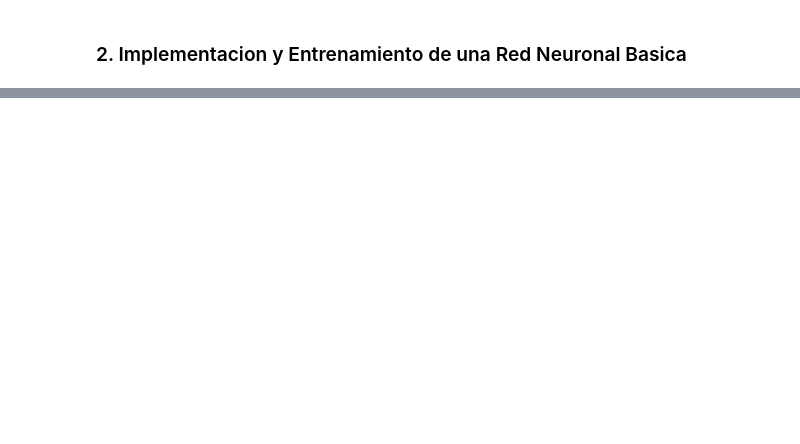
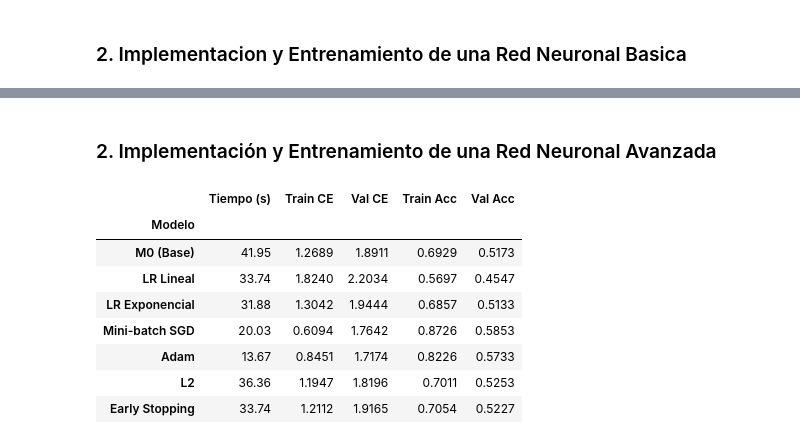
Before and after one commit to sofiyabo/Handwritten_Character_Classification_With_Neural_Networks, a Jupyter notebook: notebooks/Entrega_TP3.ipynb, the cells around one changed output, grey strips where cells are left out. Saved outputs shown, nothing was run; the diff lists cells and outputs as text; code cells hidden in the pictures; blank space fills up the shorter version.

```diff
--- a/notebooks/Entrega_TP3.ipynb
+++ b/notebooks/Entrega_TP3.ipynb
@@ -77,0 +90,2 @@ pred = m0.predict(Xval)
+# %% [markdown]
+### 2. Implementación y Entrenamiento de una Red Neuronal Avanzada
@@ -77,0 +115,7 @@ pred = m0.predict(Xval)
+# %%
+# Adam
+model_adam = mdls.MLP([784, 128, 64, 49])
+start = time.time()
+train_costs_adam, val_costs_adam = model_adam.fit(Xtrain, Ytrain, Xval, Yval,
+               lr=0.0001, epochs=50, optimizer="adam", l2_lambda=1e-3, batch_size=64)
+end5 = time.time() - start
@@ -77,0 +138,25 @@ pred = m0.predict(Xval)
+# %%
+resultados = {
+    "M0 (Base)":  {"Tiempo (s)": round(end, 2), "Train CE": round(train_costs_m0[-1], 4),   "Val CE": round(val_costs_m0[-1], 4),   "Train Acc": round(mtr.accuracy(m0.predict(Xtrain), Ytrain), 4),   "Val Acc": round(mtr.accuracy(m0.predict(Xval), Yval), 4)},
+    "LR Lineal":  {"Tiempo (s)": round(end2, 2), "Train CE": round(train_costs_lr[-1], 4),   "Val CE": round(val_costs_lr[-1], 4),   "Train Acc": round(mtr.accuracy(model_lr.predict(Xtrain), Ytrain), 4),   "Val Acc": round(mtr.accuracy(model_lr.predict(Xval), Yval), 4)},
+    "LR Exponencial": {"Tiempo (s)": round(end3, 2), "Train CE": round(train_costs_exp[-1], 4),  "Val CE": round(val_costs_exp[-1], 4),  "Train Acc": round(mtr.accuracy(model_exp.predict(Xtrain), Ytrain), 4),  "Val Acc": round(mtr.accuracy(model_exp.predict(Xval), Yval), 4)},
+    "Mini-batch SGD": {"Tiempo (s)": round(end4, 2), "Train CE": round(train_costs_mb[-1], 4),   "Val CE": round(val_costs_mb[-1], 4),   "Train Acc": round(mtr.accuracy(model_mb.predict(Xtrain), Ytrain), 4),   "Val Acc": round(mtr.accuracy(model_mb.predict(Xval), Yval), 4)},
+    "Adam":    {"Tiempo (s)": round(end5, 2), "Train CE": round(train_costs_adam[-1], 4), "Val CE": round(val_costs_adam[-1], 4), "Train Acc": round(mtr.accuracy(model_adam.predict(Xtrain), Ytrain), 4), "Val Acc": round(mtr.accuracy(model_adam.predict(Xval), Yval), 4)},
+    "L2":  {"Tiempo (s)": round(end6, 2), "Train CE": round(train_costs_l2[-1], 4),   "Val CE": round(val_costs_l2[-1], 4),   "Train Acc": round(mtr.accuracy(model_l2.predict(Xtrain), Ytrain), 4),   "Val Acc": round(mtr.accuracy(model_l2.predict(Xval), Yval), 4)},
+    "Early Stopping": {"Tiempo (s)": round(end7, 2), "Train CE": round(train_costs_es[-1], 4),   "Val CE": round(val_costs_es[-1], 4),   "Train Acc": round(mtr.accuracy(model_es.predict(Xtrain), Ytrain), 4),   "Val Acc": round(mtr.accuracy(model_es.predict(Xval), Yval), 4)},
+
+}
+
+df = pd.DataFrame(resultados).T
+df.index.name = "Modelo"
+df
+# %% [output]
+|  | Tiempo (s) | Train CE | Val CE | Train Acc | Val Acc |
+| Modelo |  |  |  |  |  |
+| M0 (Base) | 41.95 | 1.2689 | 1.8911 | 0.6929 | 0.5173 |
+| LR Lineal | 33.74 | 1.8240 | 2.2034 | 0.5697 | 0.4547 |
+| LR Exponencial | 31.88 | 1.3042 | 1.9444 | 0.6857 | 0.5133 |
+| Mini-batch SGD | 20.03 | 0.6094 | 1.7642 | 0.8726 | 0.5853 |
+| Adam | 13.67 | 0.8451 | 1.7174 | 0.8226 | 0.5733 |
+| L2 | 36.36 | 1.1947 | 1.8196 | 0.7011 | 0.5253 |
+| Early Stopping | 33.74 | 1.2112 | 1.9165 | 0.7054 | 0.5227 |
```
Also changed, not shown: parts of 16 cells of this notebook, 4 other files.
